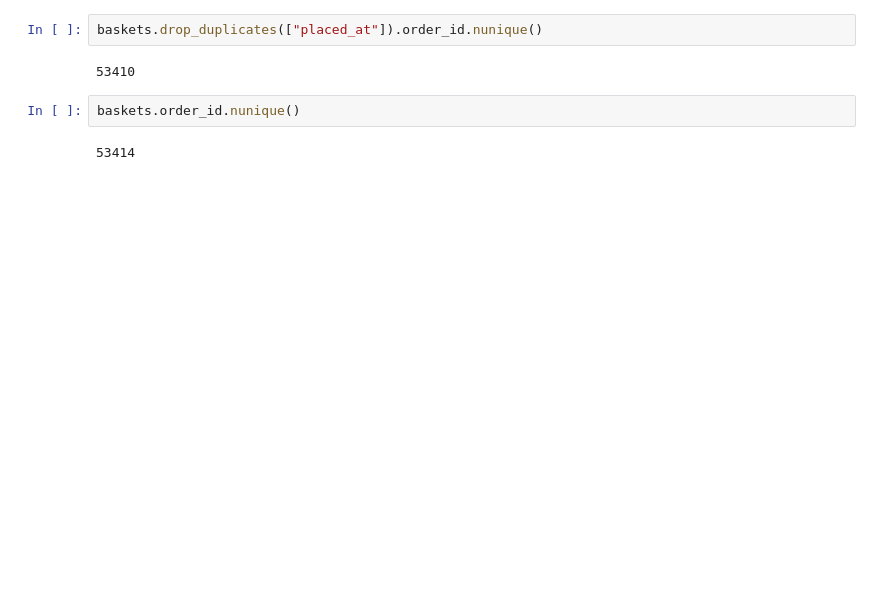
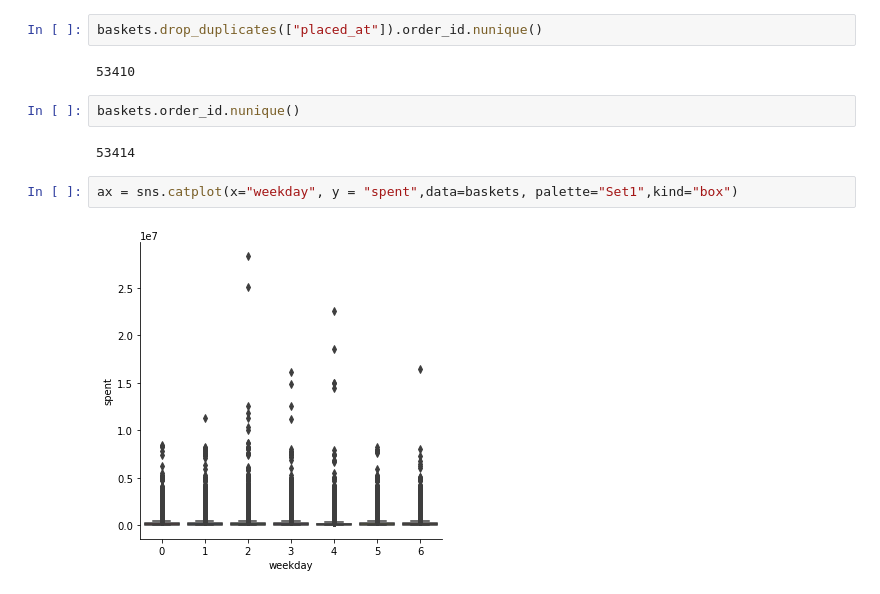
Before and after one commit to yingli/applieddatascience, a Jupyter notebook: sample_code/NB05_transaction_data.ipynb, the cells around one changed output. Drawn from its saved outputs; the diff is of its cells as text; blank space fills up the shorter version.

```diff
--- a/sample_code/NB05_transaction_data.ipynb
+++ b/sample_code/NB05_transaction_data.ipynb
@@ -258,3 +258,7 @@ baskets.drop_duplicates(["placed_at"]).order_id.nunique()
 baskets.order_id.nunique()
 # %% [output]
 53414
+# %%
+ax = sns.catplot(x="weekday", y = "spent",data=baskets, palette="Set1",kind="box")
+# %% [output]
+[figure, added]
```
Also changed, not shown: parts of 1 cell of this notebook, 8 other files.
